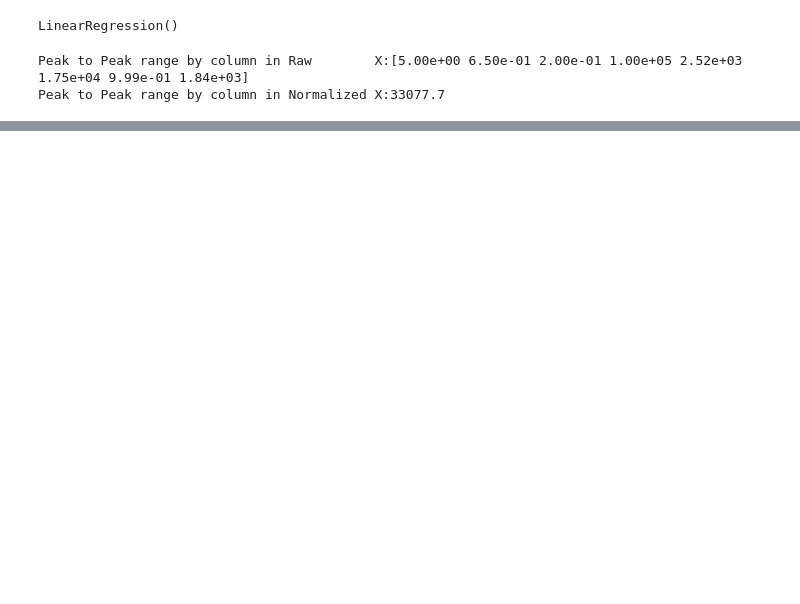
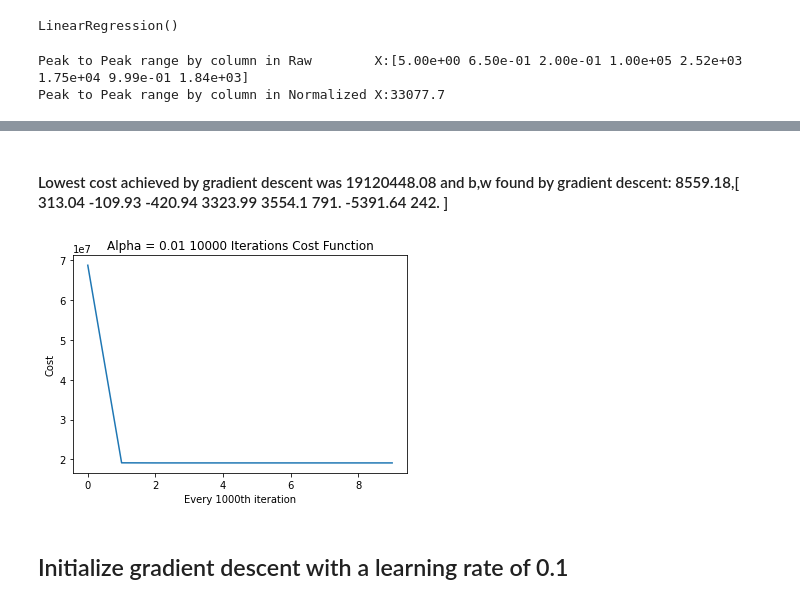
Before and after one commit to Hudaalghazouli/Crystallum-Credit-Company, a Jupyter notebook: CreditCardData.ipynb, the cells around one changed output, grey strips where cells are left out. Saved outputs shown, nothing was run; the diff lists cells and outputs as text; code cells hidden in the pictures; blank space fills up the shorter version.

```diff
--- a/CreditCardData.ipynb
+++ b/CreditCardData.ipynb
@@ -532,0 +664,17 @@ b,w found by gradient descent: 8559.18,[  225.13   -25.27  -399.97  3491.33  355
+# %% [markdown]
+#### Lowest cost achieved by gradient descent was 19120448.08 and b,w found by gradient descent: 8559.18,[  313.04  -109.93  -420.94  3323.99  3554.1    791.   -5391.64   242.  ]
+# %%
+x = J_hist[::1000]
+
+costFigure, costFigure_axes = plt.subplots()
+costFigure_axes.plot(x)
+costFigure_axes.set_xlabel('Every 1000th iteration')
+costFigure_axes.set_ylabel('Cost')
+costFigure_axes.set_title('Alpha = 0.01 10000 Iterations Cost Function');
+costFigure.savefig("Output_Data/visualizations/01Alpha10000Iterations.png")
+
+plt.show()
+# %% [output]
+[figure, added]
+# %% [markdown]
+## Initialize gradient descent with a learning rate of 0.1
```
Also changed, not shown: parts of 65 cells of this notebook, 9 other files.
